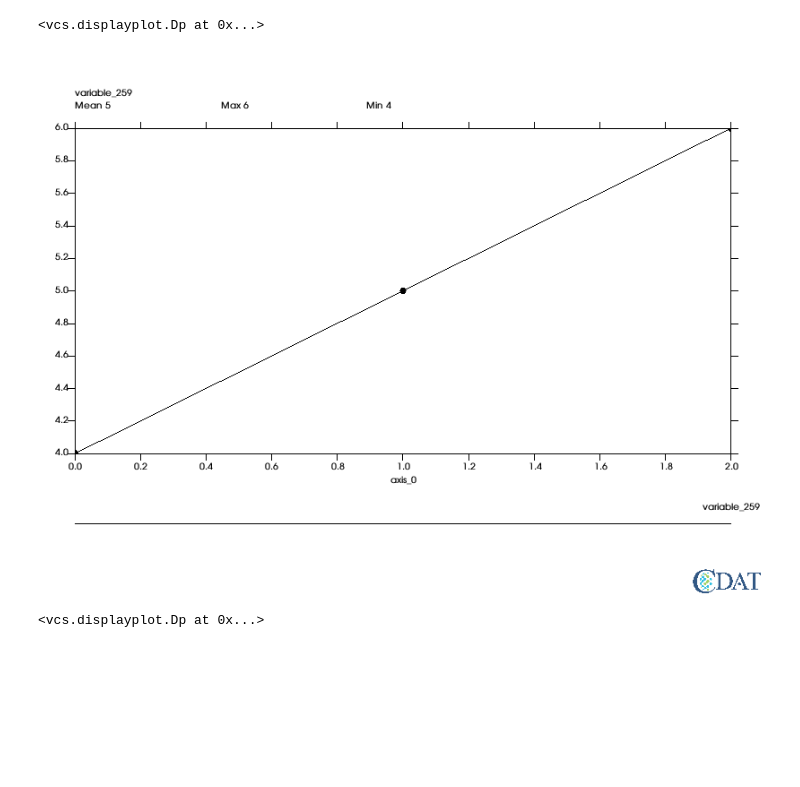
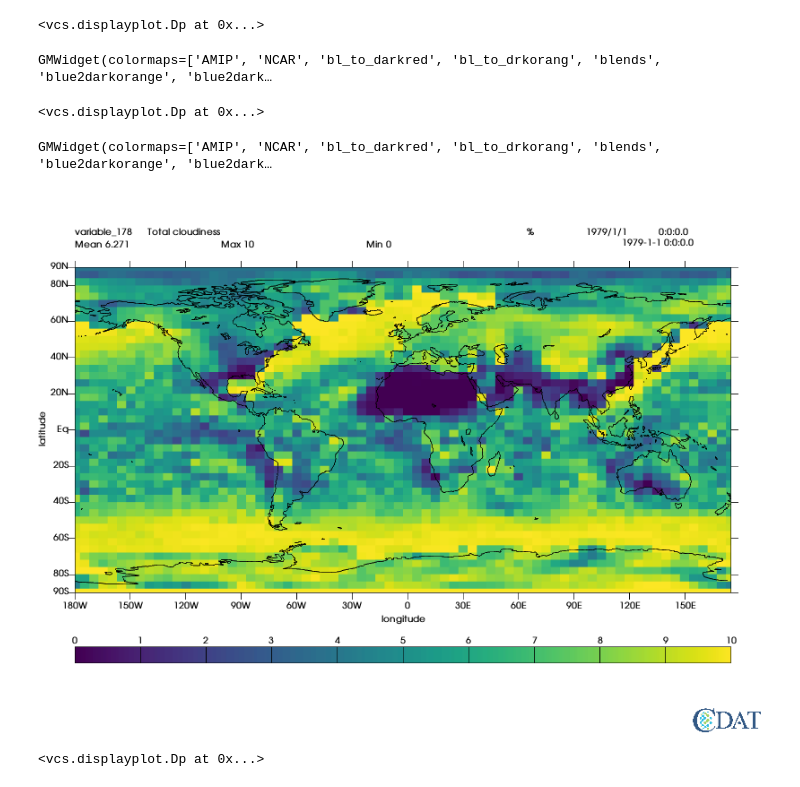
Before and after one commit to CDAT/vcs, a Jupyter notebook: docs/Jupyter/misc/SideCar.ipynb, the cells around one changed output. Cells and saved outputs as stored; diff of their text form; code cells hidden in the pictures; blank space fills up the shorter version.

```diff
--- a/docs/Jupyter/misc/SideCar.ipynb
+++ b/docs/Jupyter/misc/SideCar.ipynb
@@ -5,0 +8,3 @@ import vcs
+# %%
+f = cdms2.open(os.path.join(vcs.sample_data,"clt.nc"))
+s=f("clt")
@@ -15,12 +25,9 @@ x.plot([1,2,3,4,3,2,1])
+# %%
+x.plot(s, gm, tmpl)
+# %% [output]
+<vcs.displayplot.Dp at 0x...>
 # %%
-y.plot([2,3,4,1,3,2,1])
+y.plot(s*2.)
 # %% [output]
-<vcs.displayplot.Dp at 0x...>
+GMWidget(colormaps=['AMIP', 'NCAR', 'bl_to_darkred', 'bl_to_drkorang', 'blends', 'blue2darkorange', 'blue2dark…
+<vcs.displayplot.Dp at 0x...>
-# %%
-z.plot([4,5,6])
-# %% [output]
-[figure, removed]
-# %%
-x.plot([1,2,3])
-# %% [output]
-<vcs.displayplot.Dp at 0x...>
@@ -28,0 +34,11 @@ x.clear()
+# %%
+z.plot(s/10.)
+# %% [output]
+GMWidget(colormaps=['AMIP', 'NCAR', 'bl_to_darkred', 'bl_to_drkorang', 'blends', 'blue2darkorange', 'blue2dark…
+[figure, added]
+# %%
+gm2 = vcs.createisoline()
+gm2.levels = gm.levels
+x.plot(s,gm2,tmpl)
+# %% [output]
+<vcs.displayplot.Dp at 0x...>
```
Also changed, not shown: parts of 5 cells of this notebook, 1 other file.
